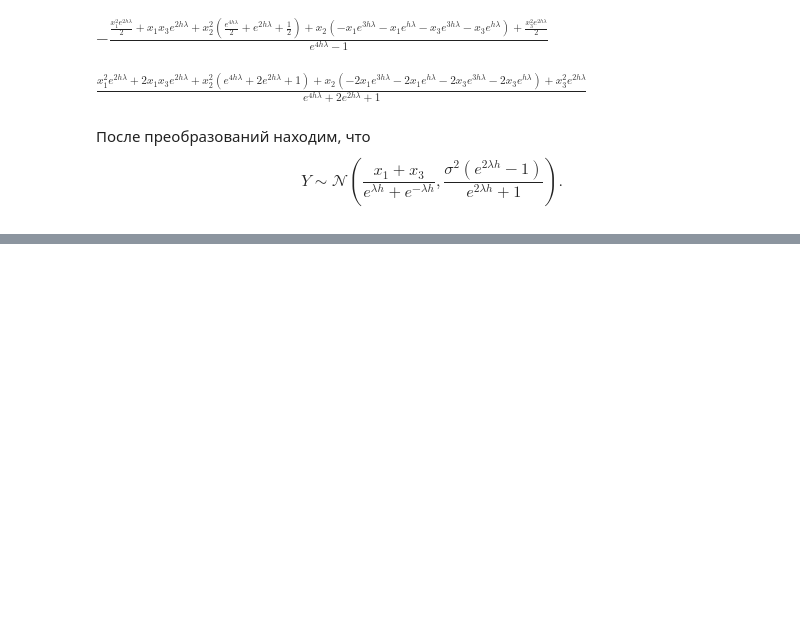
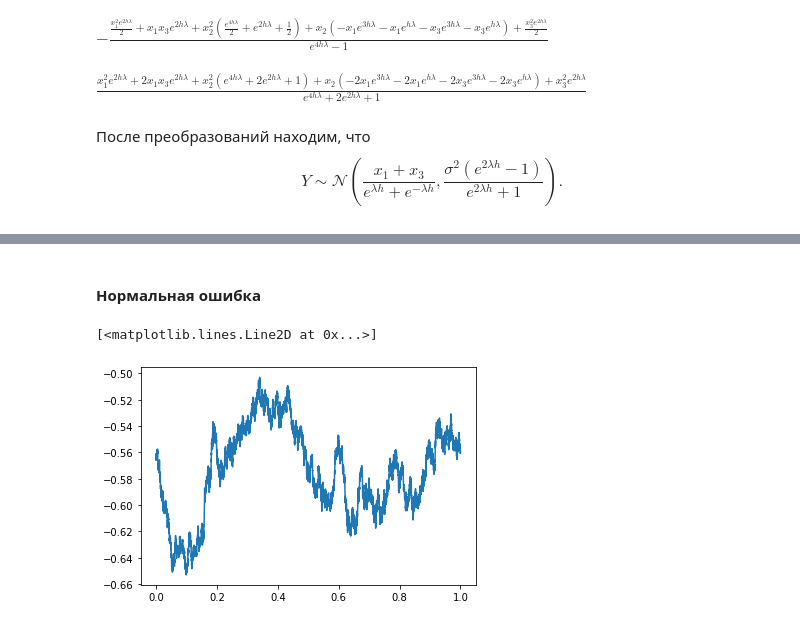
Before and after one commit to MrG1raffe/Stochastic_prac, a Jupyter notebook: StochAn.ipynb, the cells around one changed output, grey strips where cells are left out. Drawn from its saved outputs; the diff is of its cells as text; code cells hidden in the pictures; blank space fills up the shorter version.

```diff
--- a/StochAn.ipynb
+++ b/StochAn.ipynb
@@ -1493,0 +1535,13 @@ plt.plot(x, ou, '.', ms=0.1)
+# %% [markdown]
+#### Нормальная ошибка
+# %%
+k = 14
+n = int(2**k + 1)
+sigma = 1
+lam = 0.01
+x = ornstein_uhlenbeck(sigma, lam, k)
+ls = np.linspace(0, 1, n)
+plt.plot(ls, x)
+# %% [output]
+[<matplotlib.lines.Line2D at 0x...>]
+[figure, added]
```
Also changed, not shown: parts of 60 cells of this notebook, 2 other files.
